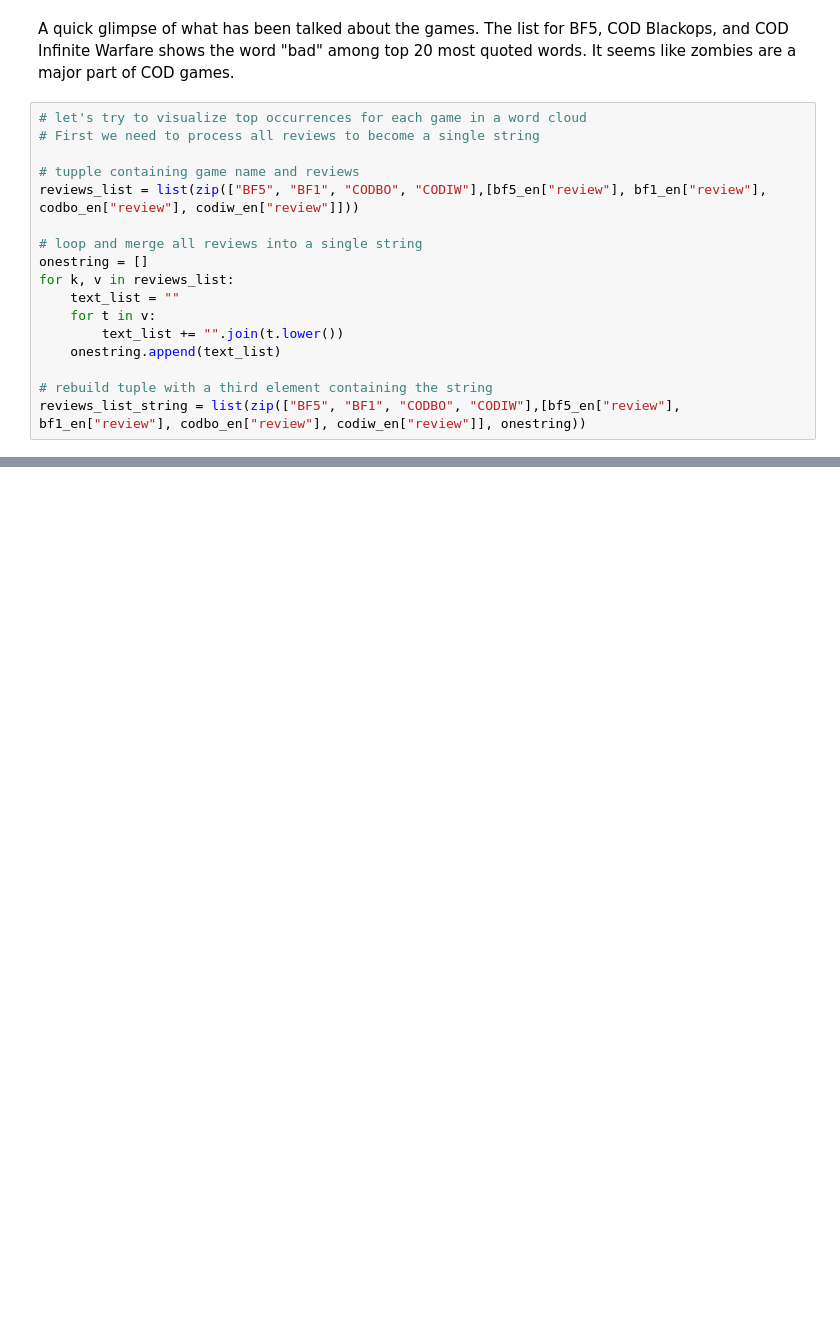
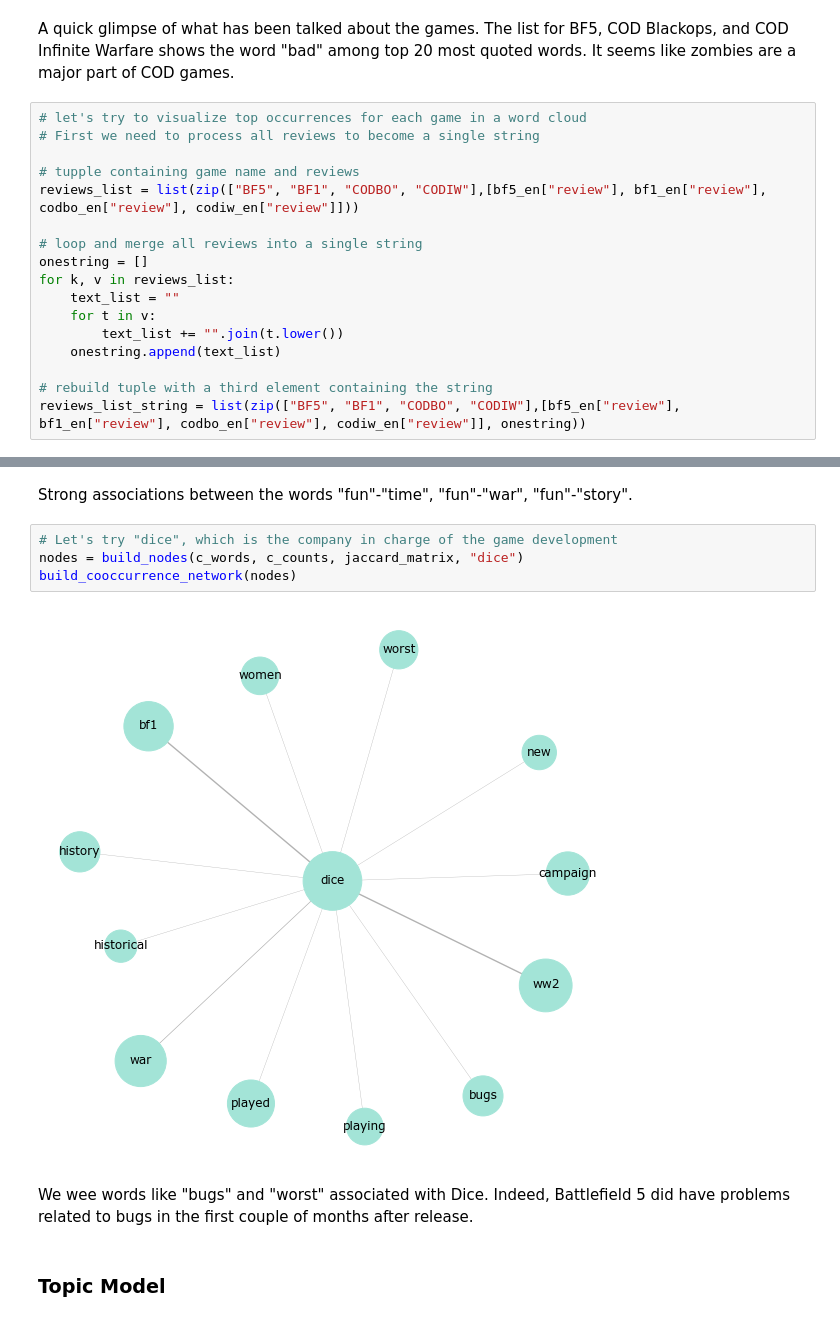
Before and after one commit to brunoochi/nlp_studies, a Jupyter notebook: PJ_Battle.ipynb, the cells around one changed output, grey strips where cells are left out. Drawn from its saved outputs; the diff is of its cells as text; blank space fills up the shorter version.

```diff
--- a/PJ_Battle.ipynb
+++ b/PJ_Battle.ipynb
@@ -420,0 +617,12 @@ plt.show()
+# %% [markdown]
+Strong associations between the words "fun"-"time", "fun"-"war", "fun"-"story".
+# %%
+# Let's try "dice", which is the company in charge of the game development
+nodes = build_nodes(c_words, c_counts, jaccard_matrix, "dice")
+build_cooccurrence_network(nodes)
+# %% [output]
+[figure, added]
+# %% [markdown]
+We wee words like "bugs" and "worst" associated with Dice. Indeed, Battlefield 5 did have problems related to bugs in the first couple of months after release.
+# %% [markdown]
+### Topic Model
```
Also changed, not shown: parts of 12 cells of this notebook.
